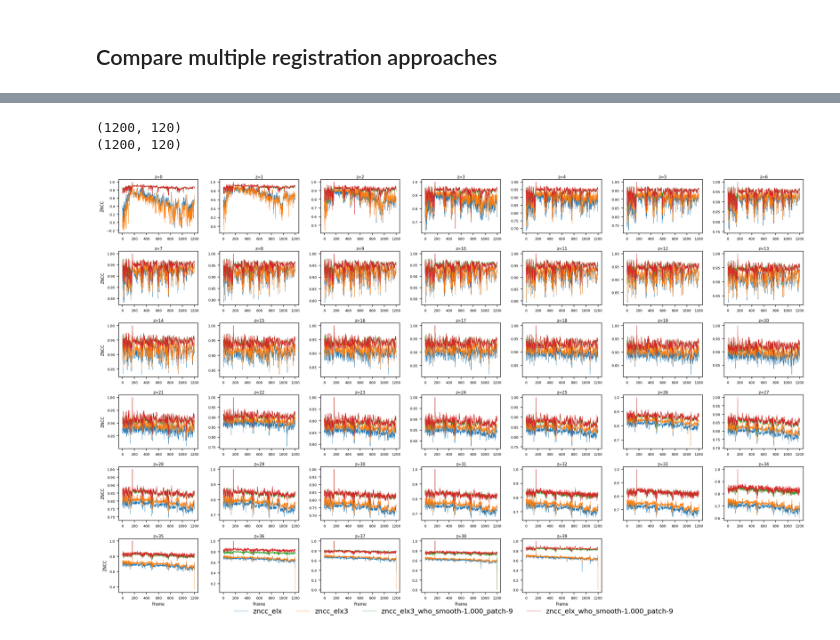
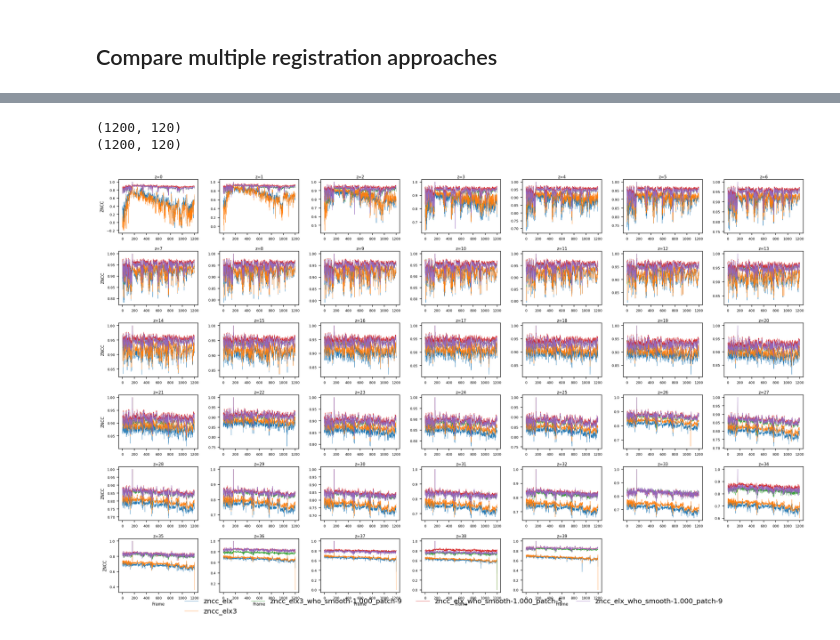
Before and after one commit to MunibH/g5ht-pipeline, a Jupyter notebook: reg_zncc.ipynb, the cells around one changed output, grey strips where cells are left out. Drawn from its saved outputs; the diff is of its cells as text; code cells hidden in the pictures.

```diff
--- a/reg_zncc.ipynb
+++ b/reg_zncc.ipynb
@@ -26,7 +26,7 @@ plt.close('all')
 
 # ---- EDIT THESE ----
 DATA_PTH = r'C:\Users\munib\POSTDOC\DATA\g5ht-free\20251028\date-20251028_time-1500_strain-ISg5HT_condition-starvedpatch_worm001'
-REG_DIR = 'registered_elastix_zoom3'
+REG_DIR = 'wholistic_registered_smooth-1.000_patch-5'
 FIXED_FRAME = '0166'
 CHANNEL = 1  # 2nd channel (0-indexed)
 # --------------------
@@ -107,7 +107,7 @@ Z = np.load(os.path.join(ZNCC_DIR, zncc_files[0])).shape[1]
 ncols = 7
 nrows = int(np.ceil(Z / ncols))
 
-colors = plt.get_cmap('tab10')((0,1,2,3))
+colors = plt.get_cmap('tab10')((0,1,2,3,4))
 
 fig, axes = plt.subplots(
     nrows, ncols,
@@ -131,34 +131,34 @@ for color, zncc_file in zip(colors, zncc_files):
         axs[z].plot(frames, zncc_data[:, z], lw=0.4, color=color, label=label if z == 0 else None)
 
 for z in range(Z):
     axs[z].set_title(f'z={z}', fontsize=7, pad=2)
     axs[z].tick_params(axis='both', labelsize=6)
     row, col = divmod(z, ncols)
     if col != 0:
         axs[z].set_ylabel('')
     else:
         axs[z].set_ylabel('ZNCC', fontsize=7)
     if row != nrows - 1:
         axs[z].set_xlabel('')
     else:
         axs[z].set_xlabel('Frame', fontsize=7)
 
 # hide unused axes
 for z in range(Z, len(axs)):
     axs[z].set_visible(False)
 
 # single legend outside the grid
 handles, labels = axs[0].get_legend_handles_labels()
 fig.legend(handles, labels, loc='lower center', ncol=min(len(zncc_files), 4),
            fontsize=12, frameon=False,
            bbox_to_anchor=(0.5, -0.02))
 
 plt.tight_layout()
 plt.show()
 # %% [output]
 (1200, 120)
 (1200, 120)
-[figure, old version]
+[figure, new version]
 # %%
 # plot mean across time/frame, for each z-slice, compare all files in one plot
 fig, ax = plt.subplots(figsize=(5,5), dpi=150)
```
Also changed, not shown: parts of 5 cells of this notebook, 3 other files.
